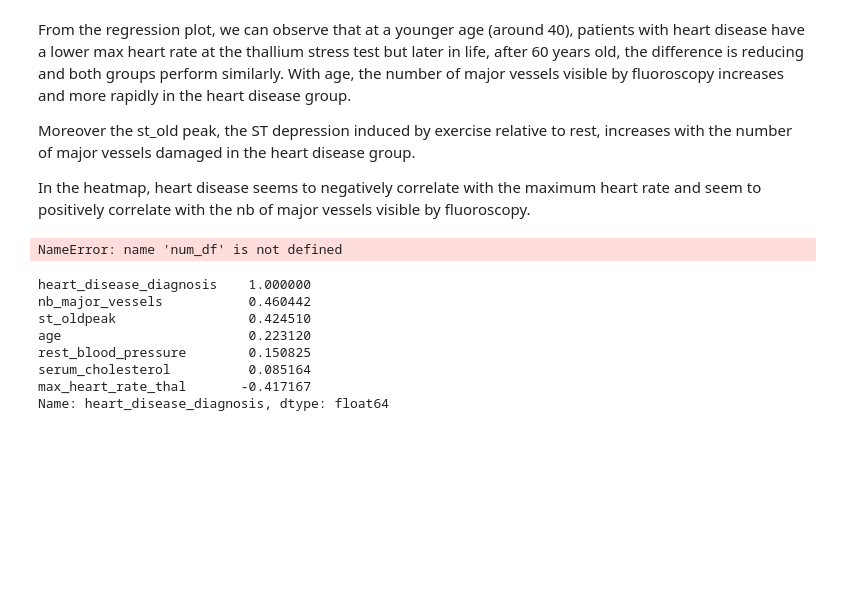
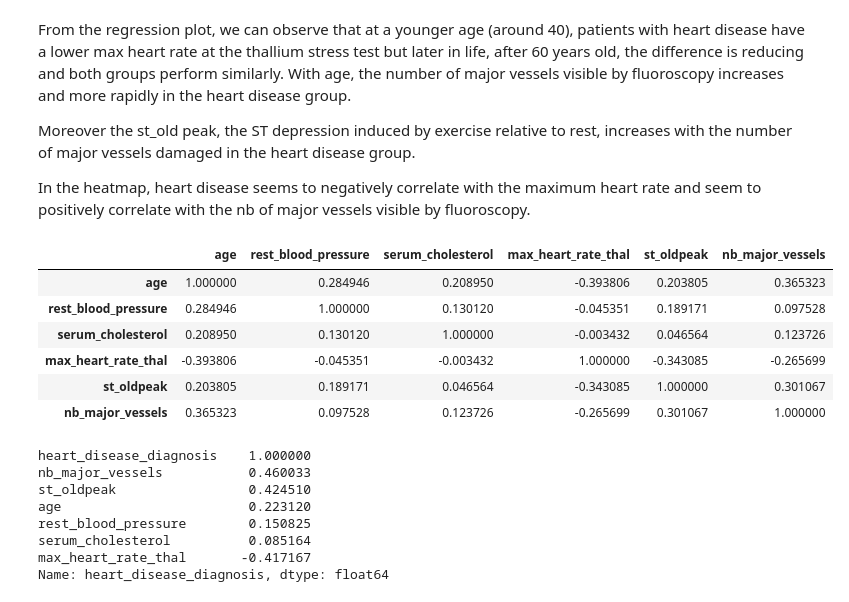
Before and after one commit to paulinedao/heart_disease, a Jupyter notebook: heart_disease/heart_disease.ipynb, the cells around one changed output. Drawn from its saved outputs; the diff is of its cells as text; code cells hidden in the pictures; blank space fills up the shorter version.

```diff
--- a/heart_disease/heart_disease.ipynb
+++ b/heart_disease/heart_disease.ipynb
@@ -389,16 +389,24 @@ With age, the number of major vessels visible by fluoroscopy increases and more
 Moreover the st_old peak, the ST depression induced by exercise relative to rest, increases with the number of major vessels damaged in the heart disease group.
 
 In the heatmap, heart disease seems to negatively correlate with the maximum heart rate and seem to positively correlate with the nb of major vessels visible by fluoroscopy.
-# %%
-num_df.corr()
-# %% [output]
-NameError: name 'num_df' is not defined
+# %%
+num_df = df.select_dtypes(include='number')
+num_df.corr()
+# %% [output]
+|  | age | rest_blood_pressure | serum_cholesterol | max_heart_rate_thal | st_oldpeak | nb_major_vessels |
+| age | 1.000000 | 0.284946 | 0.208950 | -0.393806 | 0.203805 | 0.365323 |
+| rest_blood_pressure | 0.284946 | 1.000000 | 0.130120 | -0.045351 | 0.189171 | 0.097528 |
+| serum_cholesterol | 0.208950 | 0.130120 | 1.000000 | -0.003432 | 0.046564 | 0.123726 |
+| max_heart_rate_thal | -0.393806 | -0.045351 | -0.003432 | 1.000000 | -0.343085 | -0.265699 |
+| st_oldpeak | 0.203805 | 0.189171 | 0.046564 | -0.343085 | 1.000000 | 0.301067 |
+| nb_major_vessels | 0.365323 | 0.097528 | 0.123726 | -0.265699 | 0.301067 | 1.000000 |
 # %%
-corr_matrix = num_df.corr()
+correlation_df = df[['age', 'rest_blood_pressure', 'serum_cholesterol','max_heart_rate_thal', 'st_oldpeak', 'nb_major_vessels','heart_disease_diagnosis']]
+corr_matrix = correlation_df.corr()
 corr_matrix['heart_disease_diagnosis'].sort_values(ascending = False)
 # %% [output]
 heart_disease_diagnosis    1.000000
-nb_major_vessels           0.460442
+nb_major_vessels           0.460033
 st_oldpeak                 0.424510
 age                        0.223120
 rest_blood_pressure        0.150825
```
